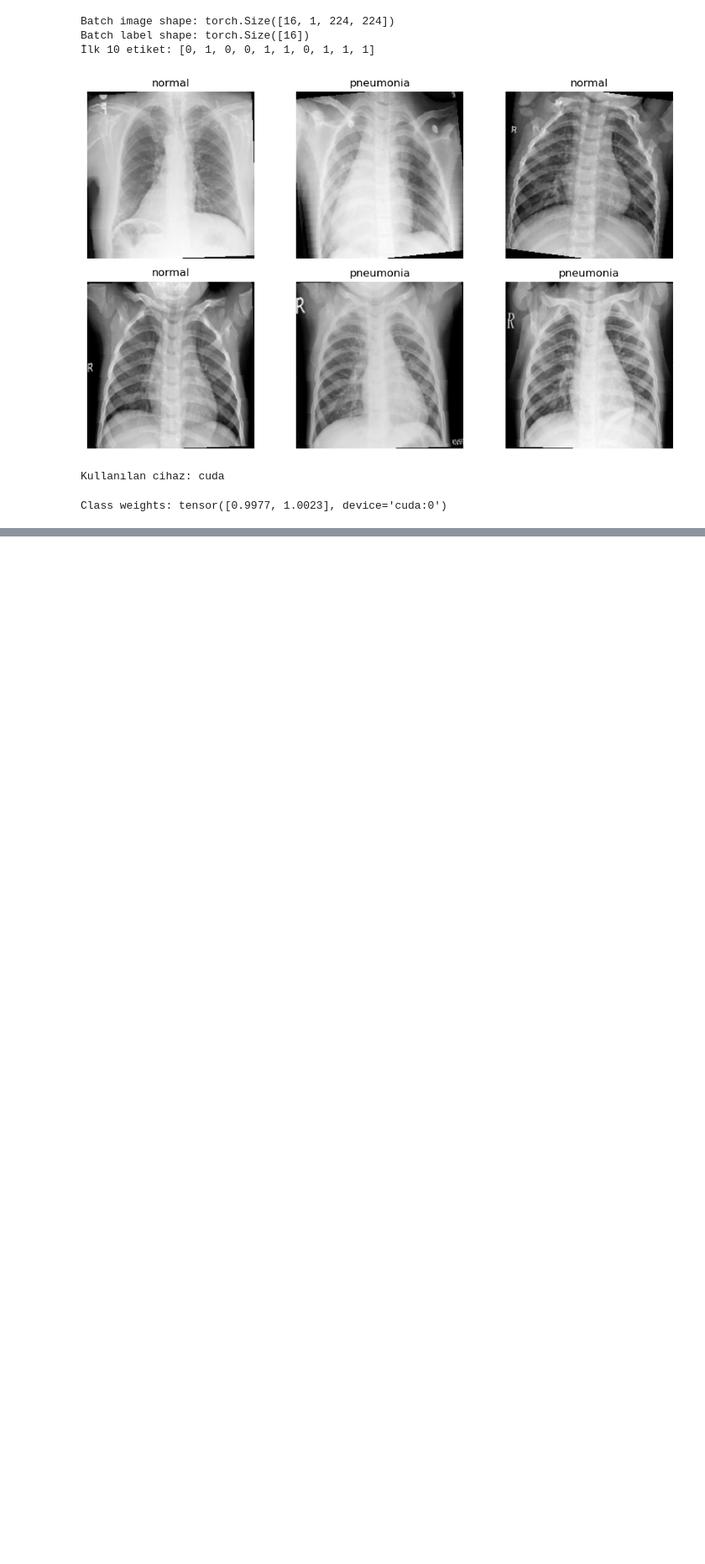
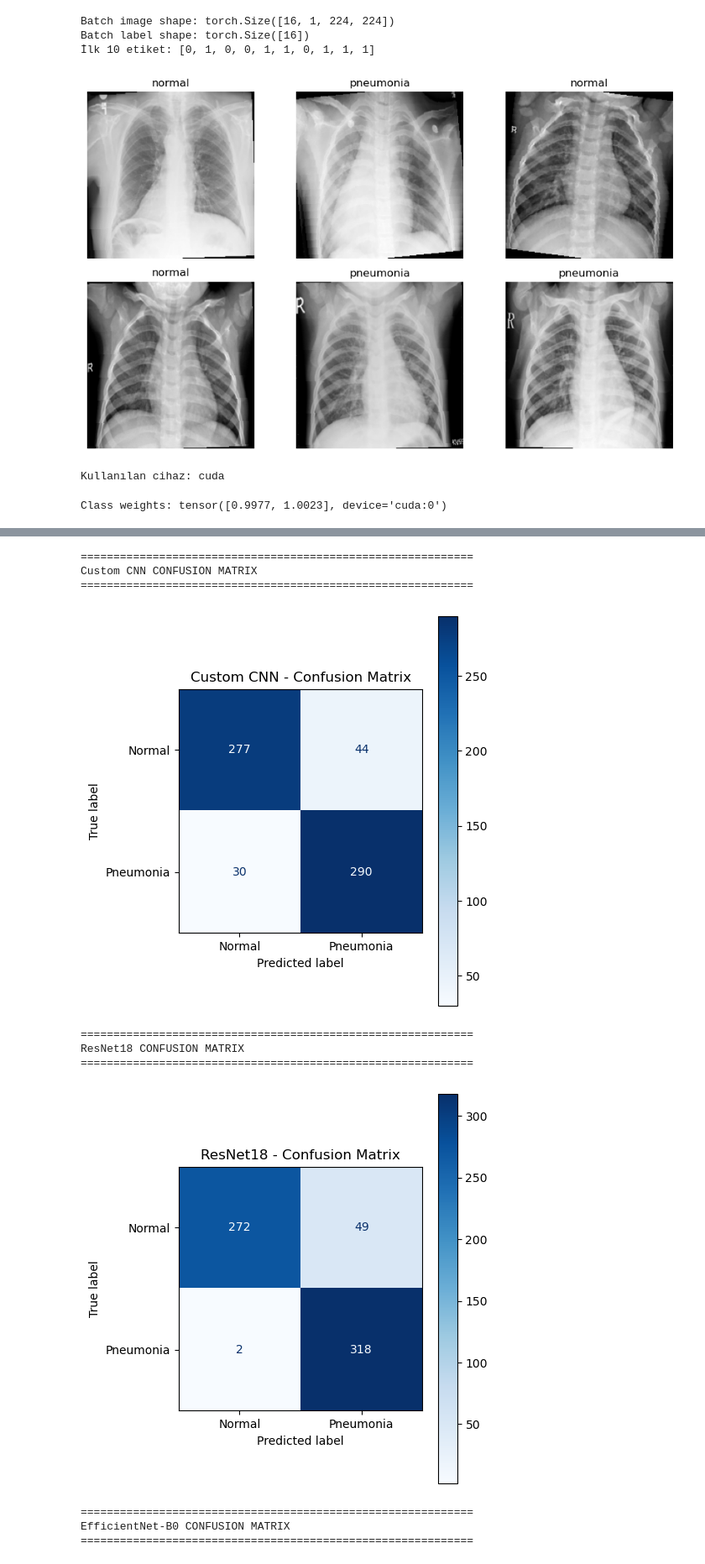
Before and after one commit to edaeroll1/Zaturre-Tespit-Sistemi, a Jupyter notebook: zature_sprint_1.ipynb, the cells around one changed output, grey strips where cells are left out. Shown at 84% size. Drawn from its saved outputs; the diff is of its cells as text; code cells hidden in the pictures; blank space fills up the shorter version.

```diff
--- a/zature_sprint_1.ipynb
+++ b/zature_sprint_1.ipynb
@@ -668,0 +735,17 @@ def train_model(model, model_name, train_loader, val_loader):
+# %%
+# 23. CONFUSION MATRIX
+def plot_confusion_matrix(labels, preds, model_name):
+    cm = confusion_matrix(labels, preds)
+
+    disp = ConfusionMatrixDisplay(
+        confusion_matrix=cm,
+        display_labels=["Normal", "Pneumonia"]
+    )
+
+    fig, ax = plt.subplots(figsize=(5, 5))
+    disp.plot(ax=ax, cmap="Blues")
+    plt.title(f"{model_name} - Confusion Matrix")
+    plt.tight_layout()
+    plt.show()
+
+    gc.collect()
@@ -668,0 +961,24 @@ def train_model(model, model_name, train_loader, val_loader):
+# %%
+# 30. CONFUSION MATRIX GRAFİKLERİ
+for name in test_outputs:
+    print("\n" + "=" * 60)
+    print(f"{name} CONFUSION MATRIX")
+    print("=" * 60)
+
+    plot_confusion_matrix(
+        test_outputs[name]["labels"],
+        test_outputs[name]["preds"],
+        name
+    )
+# %% [output]
+============================================================
+Custom CNN CONFUSION MATRIX
+============================================================
+[figure, added]
+============================================================
+ResNet18 CONFUSION MATRIX
+============================================================
+[figure, added]
+============================================================
+EfficientNet-B0 CONFUSION MATRIX
+============================================================
```
Also changed, not shown: parts of 10 cells of this notebook.
